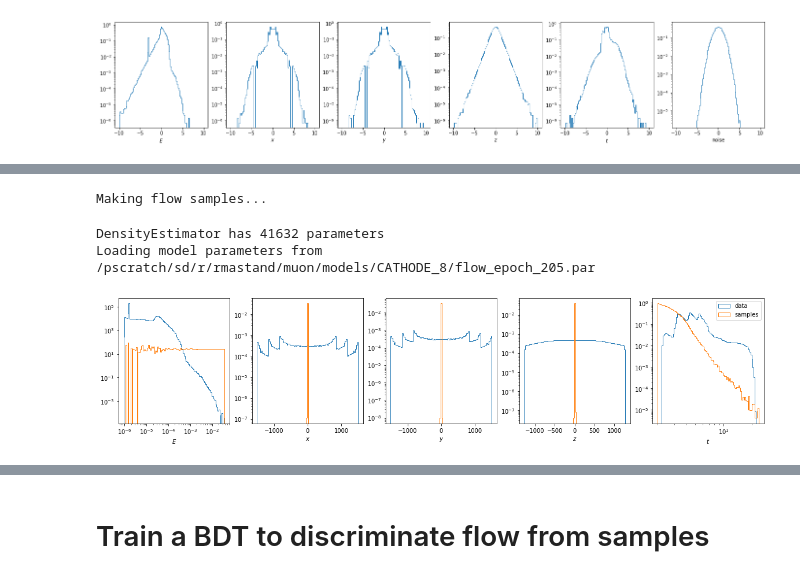
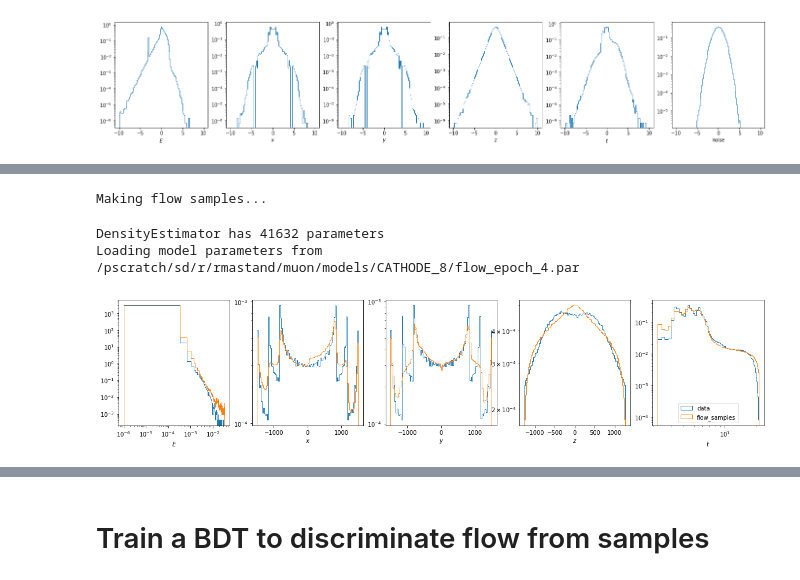
Before and after one commit to rmastand/fast_tracker_BIBgen_mucoll, a Jupyter notebook: plots.ipynb, the cells around one changed output, grey strips where cells are left out. Cells and saved outputs as stored; diff of their text form; code cells hidden in the pictures.

Commit message:
preproc bug

```diff
--- a/plots.ipynb
+++ b/plots.ipynb
@@ -103,7 +103,7 @@ bins_dict[5] = np.linspace(-5, 5, 100)
 # %% [output]
 (6787500, 5)
 # %%
-X_preproc = preprocess_data(data)
+X_preproc = preprocess_data(data, ".")
 
 fig, ax = plt.subplots(1, 5, figsize = (15, 3))
 for i in range(5):
@@ -154,7 +154,12 @@ if TRAIN_FLOW:
                              device=device, verbose=False,
                              bound=False)
 
-    X_samples = [get_flow_samples(eval_model, masses=None, num_samples = data.shape[0])]
+
+
+    X_samples = {
+        "flow_samples":get_flow_samples(eval_model, masses=None, num_samples = data.shape[0])
+    }
+
 
 
 elif TRAIN_DIFFUSION_MODEL:
@@ -224,33 +229,36 @@ elif TRAIN_DIFFUSION_MODEL:
     samples_ode = np.concatenate(samples_ode)
     print(samples_ode.shape)
 
-
-    X_samples = [samples_EM, samples_pc, samples_ode]
+    X_samples = {
+        "samples_EM":samples_EM,
+        "samples_pc":samples_pc,
+        "samples_ode":samples_ode,
+    }
 # %% [output]
 Making flow samples...
 DensityEstimator has 41632 parameters
-Loading model parameters from /pscratch/sd/r/rmastand/muon/models/CATHODE_8/flow_epoch_205.par
+Loading model parameters from /pscratch/sd/r/rmastand/muon/models/CATHODE_8/flow_epoch_4.par
 # %%
-for X_sample in X_samples:
+for key in X_samples.keys():
 
-    X_sample = inverse_preprocess_data(X_sample)
+    X_samples[key] = inverse_preprocess_data( X_samples[key] , flow_training_dir)
 # %%
 
 
 
 fig, ax = plt.subplots(1, 5, figsize = (20, 4))
 for i in range(5):
     ax[i].hist(data[:,i], bins = bins_dict[i], histtype = "step", density = True, label = "data")
-    for X_sample in X_samples:
-        ax[i].hist(X_sample[:,i], bins = bins_dict[i], histtype = "step", density = True, label = "samples")
+    for key in X_samples.keys():
+        ax[i].hist(X_samples[key][:,i], bins = bins_dict[i], histtype = "step", density = True, label = key)
     ax[i].set_yscale("log")
     ax[i].set_xlabel(feature_labels[i])
     if i in [0, 4]:
         ax[i].set_xscale("log")
 ax[-1].legend()
 plt.show()
 # %% [output]
-[figure, old version]
+[figure, new version]
 # %%
 import matplotlib.pyplot as plt
 from matplotlib.colors import LogNorm
```
Also changed, not shown: parts of 4 cells of this notebook.
